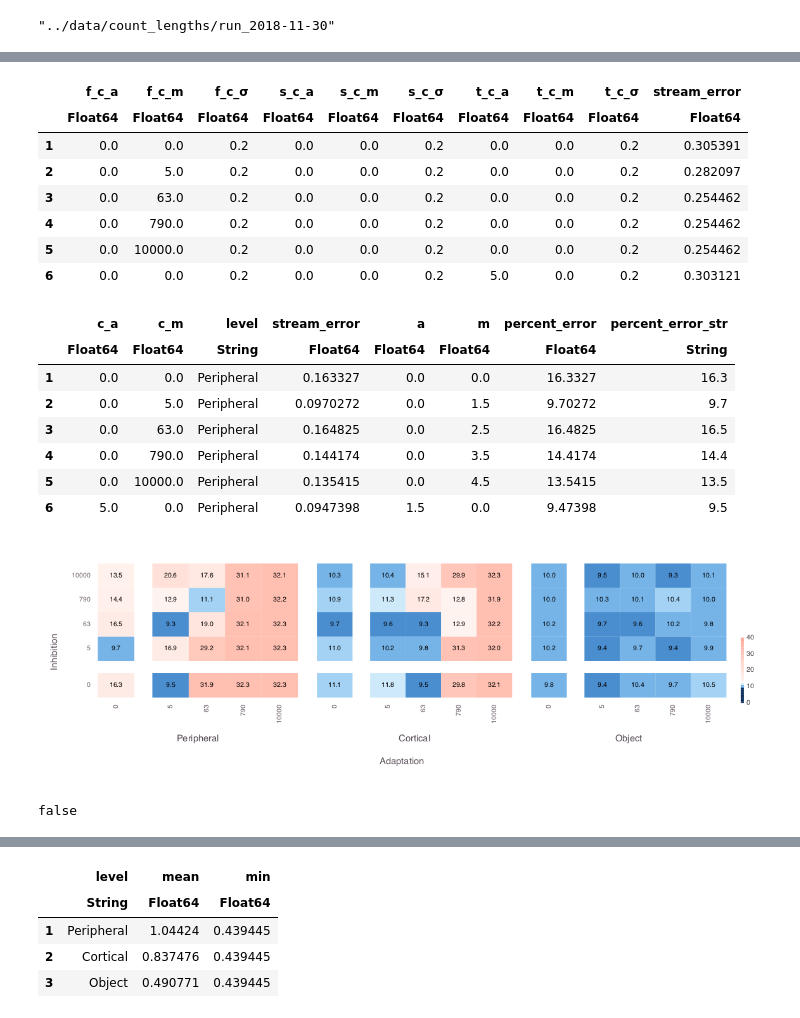
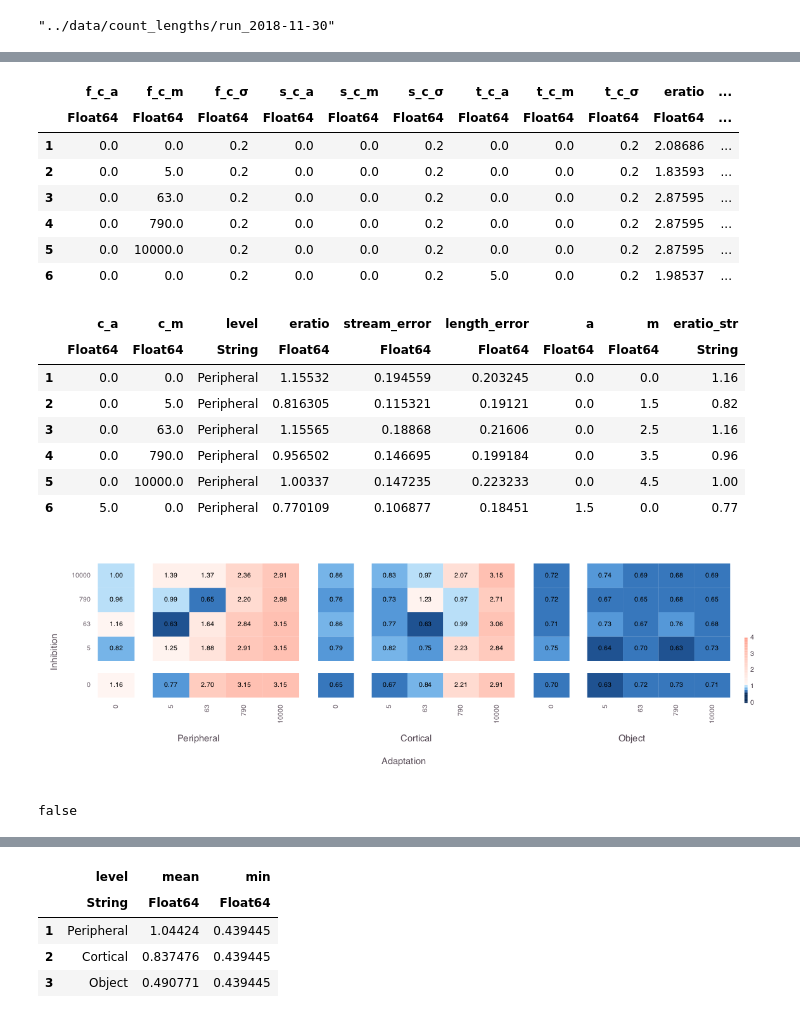
Before and after one commit to haberdashPI/bistable, a Jupyter notebook: notebooks/Figures 3-4.ipynb, the cells around one changed output, grey strips where cells are left out. Saved outputs shown, nothing was run; the diff lists cells and outputs as text; code cells hidden in the pictures.

```diff
--- a/notebooks/Figures 3-4.ipynb
+++ b/notebooks/Figures 3-4.ipynb
@@ -300,8 +272,8 @@ fields = [:f_c_a,:f_c_m,:f_c_σ,:s_c_a,:s_c_m,:s_c_σ,:t_c_a,:t_c_m,:t_c_σ]
 progress = Progress(nrow(unique(params_all[fields])))
 df_summary_all = by(params_all,fields) do row
     next!(progress)
-    m = model_error(df_all,params_all;(k => row[1,k] for k in fields)...)
-    DataFrame(stream_error = m.stream,eratio = error_ratio(m),pindex = row.pindex[1])
+    err = model_error(df_all,params_all;(k => row[1,k] for k in fields)...)
+    DataFrame(stream_error = err.stream,length_error = err.lengths,eratio = error_ratio(err),pindex = row.pindex[1])
 end
 # %% [output]
 |  | f_c_a | f_c_m | f_c_σ | s_c_a | s_c_m | s_c_σ | t_c_a | t_c_m | t_c_σ | stream_error | ... |
@@ -327,8 +299,8 @@ fields = [:f_c_a,:f_c_m,:f_c_σ,:s_c_a,:s_c_m,:s_c_σ,:t_c_a,:t_c_m,:t_c_σ]
 progress = Progress(nrow(unique(params_selected[fields])))
 df_summary_selected = by(params_selected,fields) do row
     next!(progress)
-    m = model_error(df_selected,params_selected;(k => row[1,k] for k in fields)...)
-    DataFrame(stream_error = m.stream,eratio = error_ratio(m),pindex = row.pindex[1])
+    err = model_error(df_selected,params_selected;(k => row[1,k] for k in fields)...)
+    DataFrame(stream_error = err.stream,length_error = err.lengths, eratio = error_ratio(err),pindex = row.pindex[1])
 end
 # %% [output]
 │
@@ -381,59 +353,65 @@ function favor_selected(vals,procedure)
     end
 end
 
-df_summary = @linq vcat(df_summary_all,df_summary_selected) |>
-    by(fields,stream_error = favor_selected(:stream_error,:procedure))
-head(df_summary)
+df_summary_multi = @linq vcat(df_summary_all,df_summary_selected) |>
+    by(fields,eratio = favor_selected(:eratio,:procedure),
+              stream_error = favor_selected(:stream_error,:procedure),
+              length_error = favor_selected(:length_error,:procedure))
+head(df_summary_multi)
 # %% [output]
-|  | f_c_a | f_c_m | f_c_σ | s_c_a | s_c_m | s_c_σ | t_c_a | t_c_m | t_c_σ | stream_error |
-|  | Float64 | Float64 | Float64 | Float64 | Float64 | Float64 | Float64 | Float64 | Float64 | Float64 |
-| 1 | 0.0 | 0.0 | 0.2 | 0.0 | 0.0 | 0.2 | 0.0 | 0.0 | 0.2 | 0.305391 |
-| 2 | 0.0 | 5.0 | 0.2 | 0.0 | 0.0 | 0.2 | 0.0 | 0.0 | 0.2 | 0.282097 |
-| 3 | 0.0 | 63.0 | 0.2 | 0.0 | 0.0 | 0.2 | 0.0 | 0.0 | 0.2 | 0.254462 |
-| 4 | 0.0 | 790.0 | 0.2 | 0.0 | 0.0 | 0.2 | 0.0 | 0.0 | 0.2 | 0.254462 |
-| 5 | 0.0 | 10000.0 | 0.2 | 0.0 | 0.0 | 0.2 | 0.0 | 0.0 | 0.2 | 0.254462 |
-| 6 | 0.0 | 0.0 | 0.2 | 0.0 | 0.0 | 0.2 | 5.0 | 0.0 | 0.2 | 0.303121 |
+|  | f_c_a | f_c_m | f_c_σ | s_c_a | s_c_m | s_c_σ | t_c_a | t_c_m | t_c_σ | eratio | ... |
+|  | Float64 | Float64 | Float64 | Float64 | Float64 | Float64 | Float64 | Float64 | Float64 | Float64 | ... |
+| 1 | 0.0 | 0.0 | 0.2 | 0.0 | 0.0 | 0.2 | 0.0 | 0.0 | 0.2 | 2.08686 | ... |
+| 2 | 0.0 | 5.0 | 0.2 | 0.0 | 0.0 | 0.2 | 0.0 | 0.0 | 0.2 | 1.83593 | ... |
+| 3 | 0.0 | 63.0 | 0.2 | 0.0 | 0.0 | 0.2 | 0.0 | 0.0 | 0.2 | 2.87595 | ... |
+| 4 | 0.0 | 790.0 | 0.2 | 0.0 | 0.0 | 0.2 | 0.0 | 0.0 | 0.2 | 2.87595 | ... |
+| 5 | 0.0 | 10000.0 | 0.2 | 0.0 | 0.0 | 0.2 | 0.0 | 0.0 | 0.2 | 2.87595 | ... |
+| 6 | 0.0 | 0.0 | 0.2 | 0.0 | 0.0 | 0.2 | 5.0 | 0.0 | 0.2 | 1.98537 | ... |
 # %%
 mlevels = [(vars = [:f_c_a,:f_c_m], name = "Peripheral"),
           (vars = [:s_c_a,:s_c_m], name = "Cortical"),
           (vars = [:t_c_a,:t_c_m], name = "Object")]
 dflevels = map(mlevels) do level
-    result = by(df_summary,level.vars) do slice
+    result = by(df_summary_multi,level.vars) do slice
        DataFrame(c_a = first(slice[level.vars[1]]),c_m = first(slice[level.vars[2]]),
-                 level = level.name, stream_error = minimum(skipmissing(slice.stream_error)))
+                 level = level.name,
+                 eratio = minimum(skipmissing(slice.eratio)),
+                 stream_error = slice.stream_error[argmin(coalesce.(slice.eratio,-Inf))],
+                 length_error = slice.length_error[argmin(coalesce.(slice.eratio,-Inf))])
+
     end
-    result[[:c_a,:c_m,:level,:stream_error]]
+    result[[:c_a,:c_m,:level,:eratio,:stream_error,:length_error]]
 end
+
 dfplot = @linq vcat(dflevels...) |>
-    transform(a = packaxes(:c_a,maxpad=false), m = packaxes(:c_m,maxpad=false),
-              percent_error = 100 .* :stream_error) |>
-    transform(percent_error_str = fmt.("2.1f",:percent_error))
+    transform(a = packaxes(:c_a,maxpad=false), m = packaxes(:c_m,maxpad=false)) |>
+    transform(eratio_str = fmt.("01.2f",:eratio))
 head(dfplot)
 # %% [output]
-|  | c_a | c_m | level | stream_error | a | m | percent_error | percent_error_str |
-|  | Float64 | Float64 | String | Float64 | Float64 | Float64 | Float64 | String |
-| 1 | 0.0 | 0.0 | Peripheral | 0.163327 | 0.0 | 0.0 | 16.3327 | 16.3 |
-| 2 | 0.0 | 5.0 | Peripheral | 0.0970272 | 0.0 | 1.5 | 9.70272 | 9.7 |
-| 3 | 0.0 | 63.0 | Peripheral | 0.164825 | 0.0 | 2.5 | 16.4825 | 16.5 |
-| 4 | 0.0 | 790.0 | Peripheral | 0.144174 | 0.0 | 3.5 | 14.4174 | 14.4 |
-| 5 | 0.0 | 10000.0 | Peripheral | 0.135415 | 0.0 | 4.5 | 13.5415 | 13.5 |
-| 6 | 5.0 | 0.0 | Peripheral | 0.0947398 | 1.5 | 0.0 | 9.47398 | 9.5 |
+|  | c_a | c_m | level | eratio | stream_error | length_error | a | m | eratio_str |
+|  | Float64 | Float64 | String | Float64 | Float64 | Float64 | Float64 | Float64 | String |
+| 1 | 0.0 | 0.0 | Peripheral | 1.15532 | 0.194559 | 0.203245 | 0.0 | 0.0 | 1.16 |
+| 2 | 0.0 | 5.0 | Peripheral | 0.816305 | 0.115321 | 0.19121 | 0.0 | 1.5 | 0.82 |
+| 3 | 0.0 | 63.0 | Peripheral | 1.15565 | 0.18868 | 0.21606 | 0.0 | 2.5 | 1.16 |
+| 4 | 0.0 | 790.0 | Peripheral | 0.956502 | 0.146695 | 0.199184 | 0.0 | 3.5 | 0.96 |
+| 5 | 0.0 | 10000.0 | Peripheral | 1.00337 | 0.147235 | 0.223233 | 0.0 | 4.5 | 1.00 |
+| 6 | 5.0 | 0.0 | Peripheral | 0.770109 | 0.106877 | 0.18451 | 1.5 | 0.0 | 0.77 |
 # %%
 xvals = sort!(unique(dfplot.a));
 yvals = sort!(unique(dfplot.m));
 
-pl = plot(dfplot,x=:a,y=:m,color=:percent_error,xgroup=:level,label=:percent_error_str,
+pl = plot(dfplot,x=:a,y=:m,color=:eratio,xgroup=:level,label=:eratio_str,
      Geom.subplot_grid(Geom.label(position=:centered),Geom.rectbin,Coord.cartesian(ymin=0,xmin=0),
                        Scale.x_continuous(labels=string ∘ Int ∘ packaxes_invfn(dfplot.c_a,maxpad=false)),
                        Scale.y_continuous(labels=string ∘ Int ∘ packaxes_invfn(dfplot.c_m,maxpad=false)),
                        Guide.xticks(ticks=xvals,orientation=:vertical),
                        Guide.yticks(ticks=yvals,orientation=:horizontal)),
      Guide.xlabel("Adaptation"), Guide.ylabel("Inhibition"),
-     Scale.color_continuous(minvalue=0,maxvalue=40,colormap=colorscale("RdBu",reverse=true,minvalue=0.0,maxvalue=40,colorstop=80,colorstart=7.5,midvalue=100*mean(hstr.x1))),
      Guide.colorkey(title=""),
+     Scale.color_continuous(minvalue=0,maxvalue=4,colormap=colorscale("RdBu",reverse=true,minvalue=0.0,maxvalue=4,colorstop=8,colorstart=0.5,midvalue=1.1)),
      Theme(grid_line_width=0inch,point_label_font_size=8pt,point_label_color=colorant"black"))
-draw(PDF(joinpath(plotdir,"fig4C.pdf"),7.75inch,3.5inch),pl)
+draw(PDF(joinpath(plotdir,"fig5A.pdf"),7.75inch,3.5inch),pl)
 draw(PNG(12inch,4inch),pl)
 # %% [output]
-[figure, old version]
+[figure, new version]
 false
```
Also changed, not shown: parts of 23 cells of this notebook, 6 other files.
